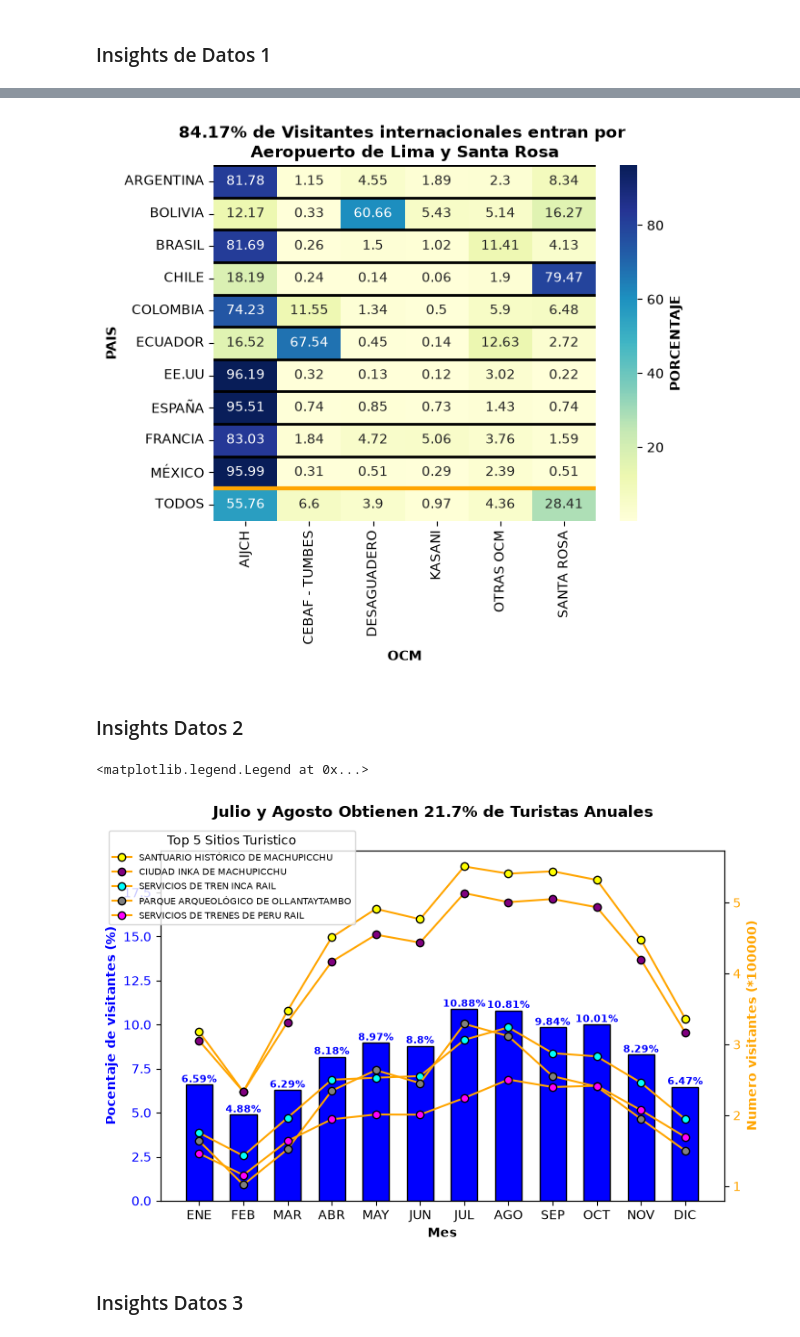
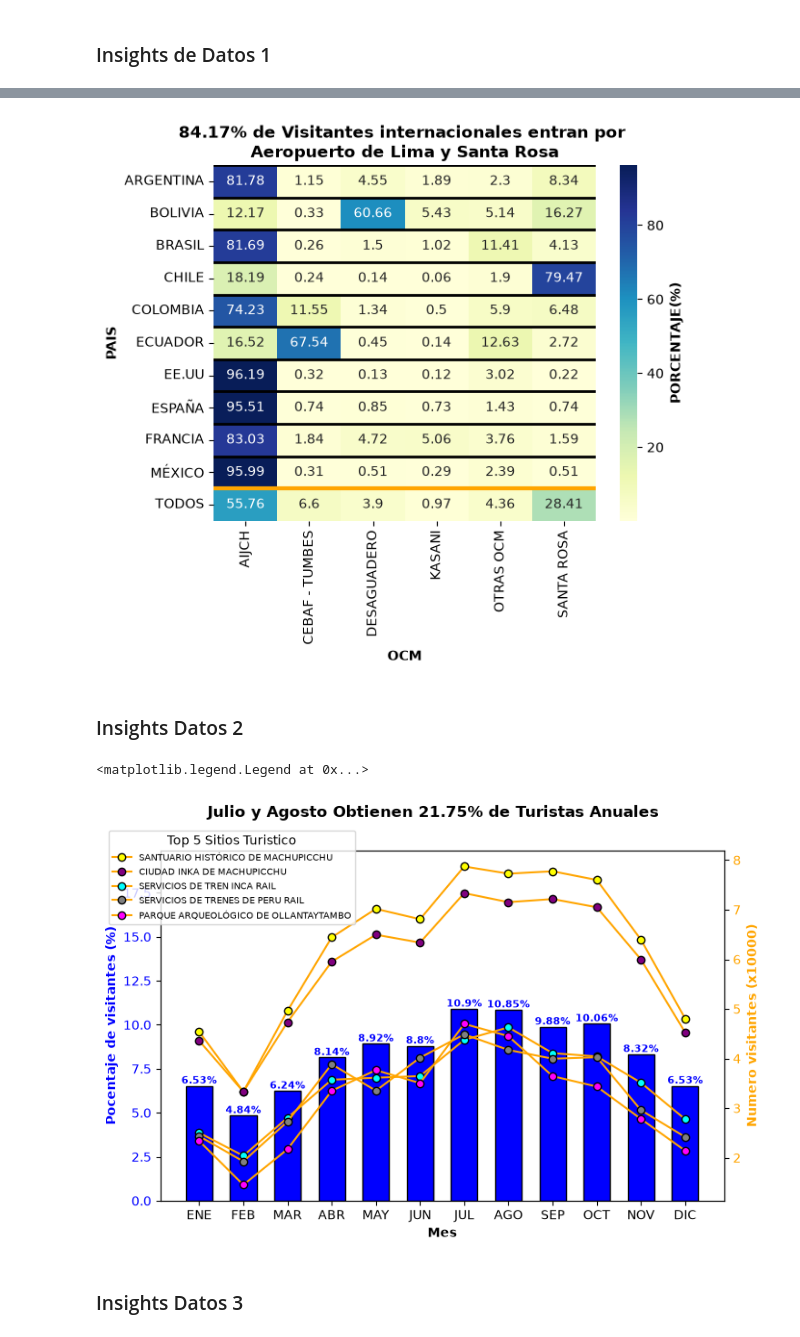
Before and after one commit to jp21bp/DS_Proyectos, a Jupyter notebook: 3_SegmentacionClientes/eda_final.ipynb, the cells around one changed output, grey strips where cells are left out. Drawn from its saved outputs; the diff is of its cells as text; code cells hidden in the pictures.

```diff
--- a/3_SegmentacionClientes/eda_final.ipynb
+++ b/3_SegmentacionClientes/eda_final.ipynb
@@ -365,9 +410,9 @@ for y in range(n_rows):
 ax.set_title('84.17% de Visitantes internacionales entran por \nAeropuerto de Lima y Santa Rosa', fontweight='bold')
 ax.set_ylabel('PAIS', fontweight='bold')
 ax.set_xlabel('OCM', fontweight='bold')
-ax.collections[0].colorbar.set_label('PORCENTAJE', fontweight='bold')
+ax.collections[0].colorbar.set_label('PORCENTAJE(%)', fontweight='bold')
 # %% [output]
-[figure, old version]
+[figure, new version]
 # %% [markdown]
 ### Insights Datos 2
 # %%
@@ -397,13 +442,13 @@ cual_vars_2 = list(set(df_2.columns)- set(cuant_vars_2))
 ##### Datos 1: Linegraph de sitio turistico mas populares
 #### Seleccion de datos
 df_msn = df_2.groupby(by=['ID_MES','SITIO_TURISTICO'], as_index=False)\
-    ['NUMERO_VISITANTES'].sum()
+    ['NUMERO_VISITANTES'].mean()
 # display(df_msn)
 
 #### Seleccion de top X sitios
 top_X = 5
 top_X_sitios = df_msn.groupby('SITIO_TURISTICO', as_index=False)\
-    ['NUMERO_VISITANTES'].sum()\
+    ['NUMERO_VISITANTES'].mean()\
     .sort_values(by='NUMERO_VISITANTES', ascending = False)\
     ['SITIO_TURISTICO'][:top_X]\
     .values.tolist()
@@ -413,7 +458,7 @@ top_X_sitios = df_msn.groupby('SITIO_TURISTICO', as_index=False)\
 ##### Datos 2: bargraph de 'PORCENTAJE' por 'ID_MES'
 #### Seleccion de datos
 df_mn = df_2.groupby(by='ID_MES', as_index=False)\
-    ['NUMERO_VISITANTES'].sum()
+    ['NUMERO_VISITANTES'].mean()
 # display(df_mn)
 
 #### Haciendo los porcentajes
@@ -461,7 +506,7 @@ ax1.bar_label(
 )
 
 #### Grafico de linea
-exp = 100000
+exp = 10000
 ax2 = ax1.twinx()
 for i in range(len(top_X_sitios)):
     ax2.plot(
@@ -469,36 +514,36 @@ for i in range(len(top_X_sitios)):
         df_msn[df_msn['SITIO_TURISTICO']==top_X_sitios[i]]['NUMERO_VISITANTES']/exp,
         label = top_X_sitios[i],
         # color = colores[i],
         color = "orange",
         marker='o',
         # markerfacecolor="#9f09da",
         markerfacecolor = colores[i],
         markeredgecolor='black'
     )
 
 
 #### Configuracion finales
 ### Bargraph
 ax1.set_ylim(0, max(df_mn['PORCENTAJE'])+ 9)
 ax1.set_ylabel('Pocentaje de visitantes (%)', color="blue", fontweight='bold')
 ax1.tick_params(axis='y', labelcolor='blue')
 ax1.set_xlabel('Mes', fontweight='bold')
 ## Line graph
-ax2.set_ylabel(f'Numero visitantes (*{exp})', color='orange', fontweight='bold')
+ax2.set_ylabel(f'Numero visitantes (x{exp})', color='orange', fontweight='bold')
 ax2.tick_params(axis='y', labelcolor='orange')
 ## General
-fig.suptitle('Julio y Agosto Obtienen 21.7% de Turistas Anuales', fontweight='bold')
+fig.suptitle('Julio y Agosto Obtienen 21.75% de Turistas Anuales', fontweight='bold')
 ax1.set_xticks(x)
 ax1.set_xticklabels(meses_nom)
 ax2.legend(
     bbox_to_anchor =(-0.1, 1.07),
     fontsize=7.5,
     title=f'Top {top_X} Sitios Turistico',
     loc='upper left'
 )
 # %% [output]
 <matplotlib.legend.Legend at 0x...>
-[figure, old version]
+[figure, new version]
 # %% [markdown]
 ### Insights Datos 3
 # %%
```
Also changed, not shown: parts of 2 cells of this notebook, 13 other files.
